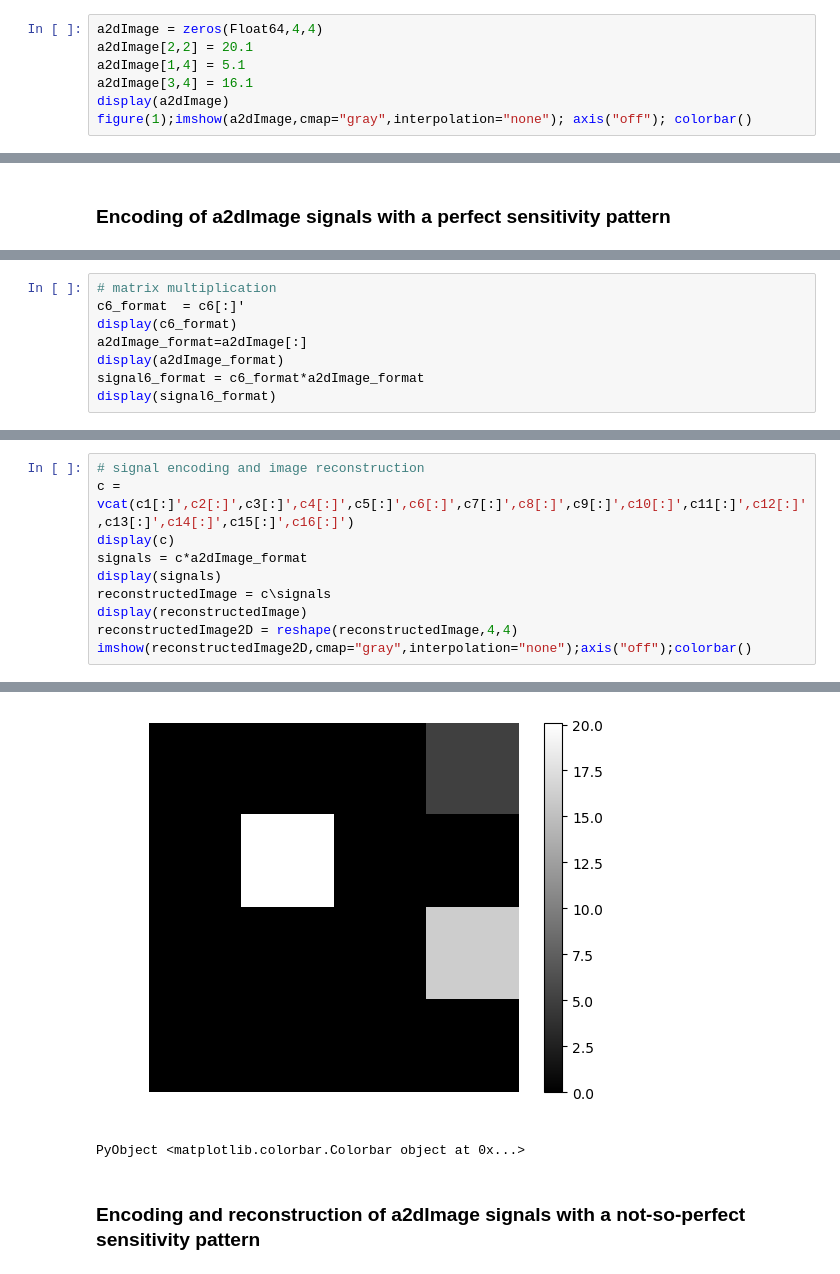
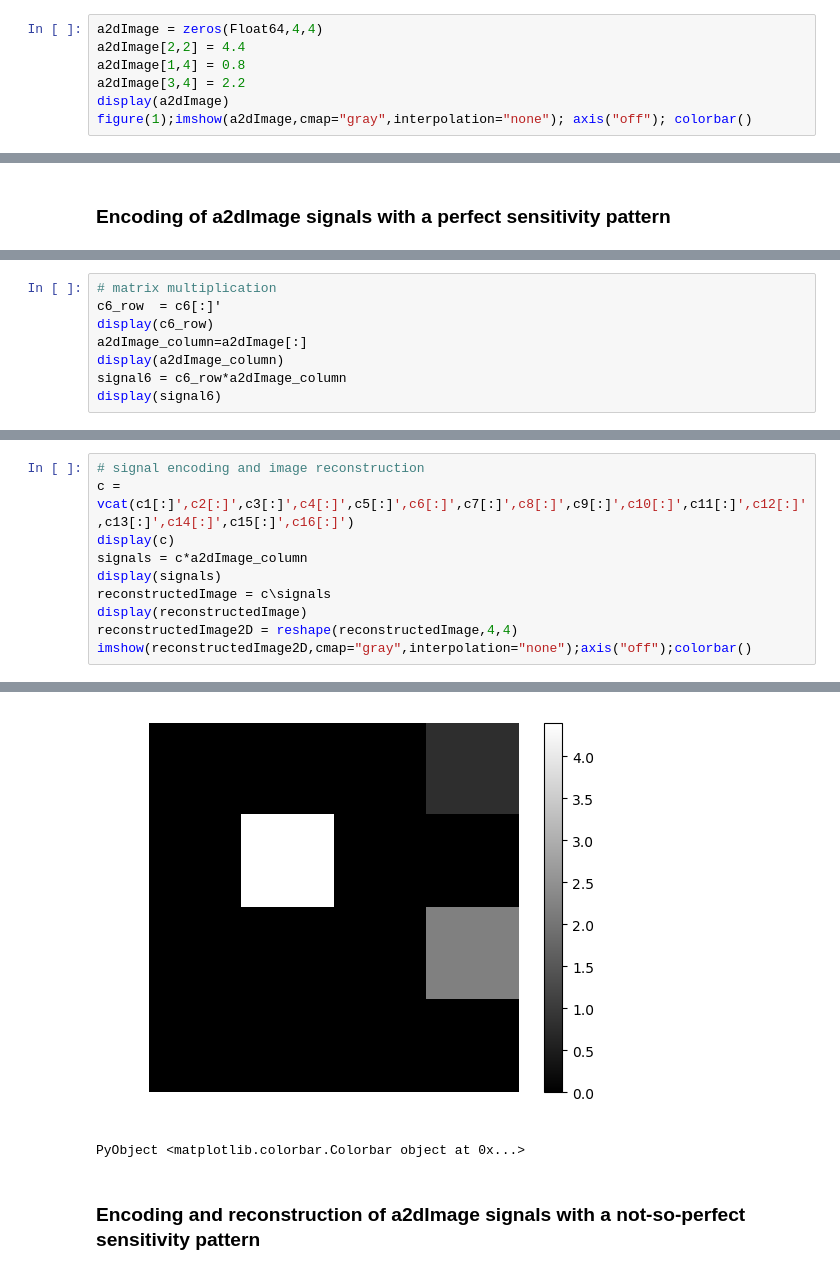
Before and after one commit to nankueichen/review1, a Jupyter notebook: math review.ipynb, the cells around one changed output, grey strips where cells are left out. Drawn from its saved outputs; the diff is of its cells as text.

```diff
--- a/math review.ipynb
+++ b/math review.ipynb
@@ -5,9 +5,9 @@ using PyPlot
 a2dImage is a 2D matrix with 16 elements (4 x 4)
 # %%
 a2dImage = zeros(Float64,4,4)
-a2dImage[2,2] = 20.1
-a2dImage[1,4] = 5.1
-a2dImage[3,4] = 16.1
+a2dImage[2,2] = 4.4
+a2dImage[1,4] = 0.8
+a2dImage[3,4] = 2.2
 display(a2dImage)
 figure(1);imshow(a2dImage,cmap="gray",interpolation="none"); axis("off"); colorbar()
 # %% [output]
@@ -76,11 +76,11 @@ display(signal6)
 # %%
 # matrix multiplication
-c6_format  = c6[:]'
-display(c6_format)
-a2dImage_format=a2dImage[:]
-display(a2dImage_format)
-signal6_format = c6_format*a2dImage_format
-display(signal6_format)
+c6_row  = c6[:]'
+display(c6_row)
+a2dImage_column=a2dImage[:]
+display(a2dImage_column)
+signal6 = c6_row*a2dImage_column
+display(signal6)
 # %% [output]
 1×16 RowVector{Float64,Array{Float64,1}}:
  0.0  0.0  0.0  0.0  0.0  1.0  0.0  0.0  …  0.0  0.0  0.0  0.0  0.0  0.0  0.0
@@ -106,7 +106,7 @@ display(signal6_format)
 # signal encoding and image reconstruction
 c = vcat(c1[:]',c2[:]',c3[:]',c4[:]',c5[:]',c6[:]',c7[:]',c8[:]',c9[:]',c10[:]',c11[:]',c12[:]',c13[:]',c14[:]',c15[:]',c16[:]')
 display(c)
-signals = c*a2dImage_format
+signals = c*a2dImage_column
 display(signals)
 reconstructedImage = c\signals
 display(reconstructedImage)
@@ -167,4 +167,4 @@ imshow(reconstructedImage2D,cmap="gray",interpolation="none");axis("off");colorb
-[figure, old version]
+[figure, new version]
 PyObject <matplotlib.colorbar.Colorbar object at 0x...>
 # %% [markdown]
 ### Encoding and reconstruction of a2dImage signals with a not-so-perfect sensitivity pattern
```
Also changed, not shown: parts of 11 cells of this notebook.
